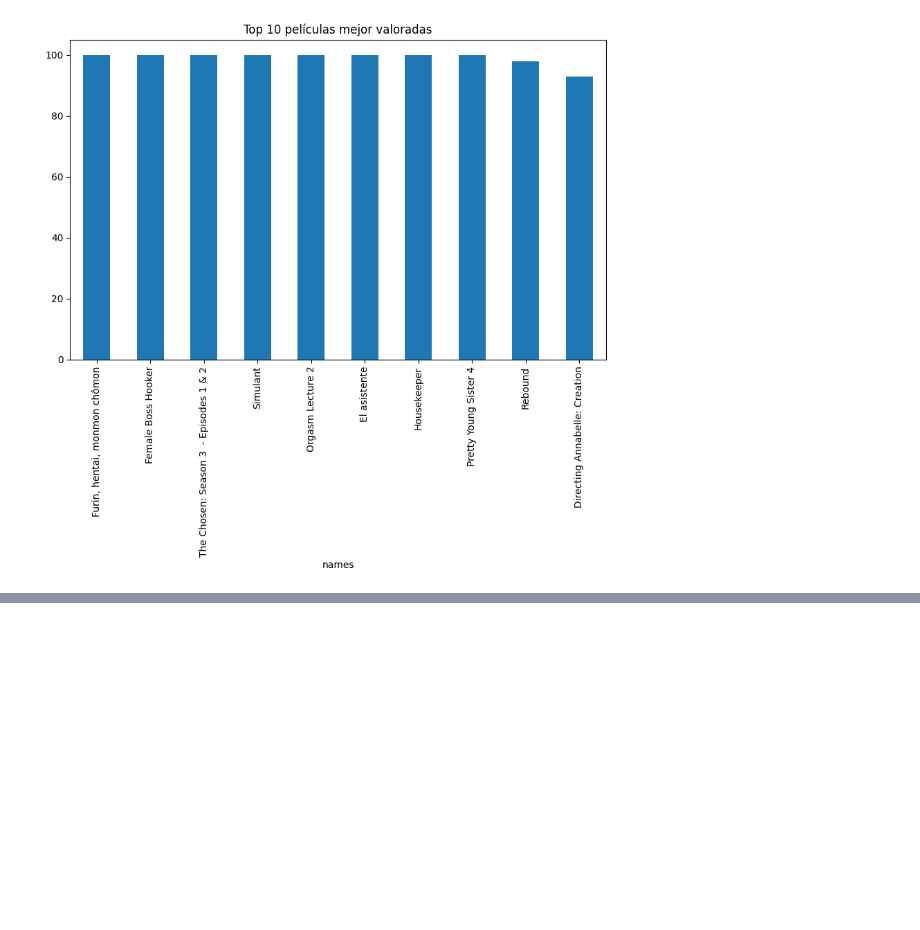
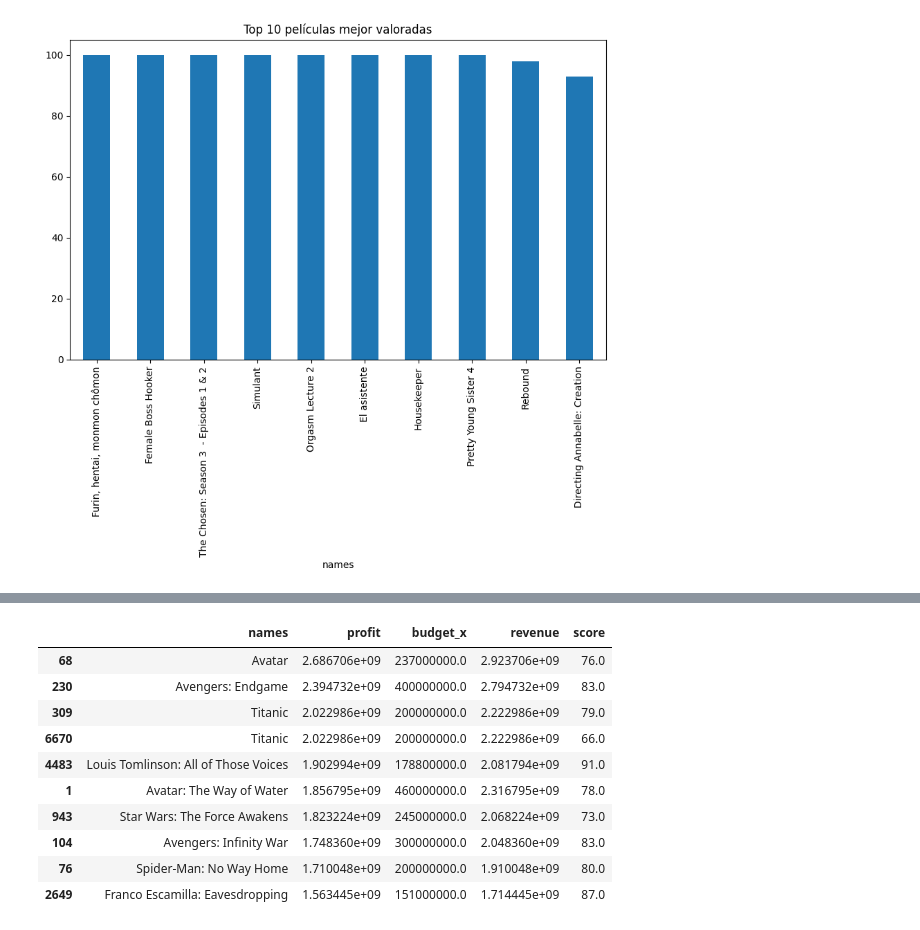
Before and after one commit to RaulEcija/imdb-data-analytics-project, a Jupyter notebook: notebooks/01_exploracion_inicial.ipynb, the cells around one changed output, grey strips where cells are left out. Drawn from its saved outputs; the diff is of its cells as text; code cells hidden in the pictures; blank space fills up the shorter version.

```diff
--- a/notebooks/01_exploracion_inicial.ipynb
+++ b/notebooks/01_exploracion_inicial.ipynb
@@ -497,0 +549,20 @@ top_10_best.plot.bar(
+# %%
+# ahora podemos ver cuales son las peículas más rentables.
+top_10_profit = final_dataset.sort_values(
+    by="profit",
+    ascending=False
+).head(10)
+
+top_10_profit[["names", "profit", "budget_x", "revenue", "score"]]
+# %% [output]
+|  | names | profit | budget_x | revenue | score |
+| 68 | Avatar | 2.686706e+09 | 237000000.0 | 2.923706e+09 | 76.0 |
+| 230 | Avengers: Endgame | 2.394732e+09 | 400000000.0 | 2.794732e+09 | 83.0 |
+| 309 | Titanic | 2.022986e+09 | 200000000.0 | 2.222986e+09 | 79.0 |
+| 6670 | Titanic | 2.022986e+09 | 200000000.0 | 2.222986e+09 | 66.0 |
+| 4483 | Louis Tomlinson: All of Those Voices | 1.902994e+09 | 178800000.0 | 2.081794e+09 | 91.0 |
+| 1 | Avatar: The Way of Water | 1.856795e+09 | 460000000.0 | 2.316795e+09 | 78.0 |
+| 943 | Star Wars: The Force Awakens | 1.823224e+09 | 245000000.0 | 2.068224e+09 | 73.0 |
+| 104 | Avengers: Infinity War | 1.748360e+09 | 300000000.0 | 2.048360e+09 | 83.0 |
+| 76 | Spider-Man: No Way Home | 1.710048e+09 | 200000000.0 | 1.910048e+09 | 80.0 |
+| 2649 | Franco Escamilla: Eavesdropping | 1.563445e+09 | 151000000.0 | 1.714445e+09 | 87.0 |
```
Also changed, not shown: parts of 6 cells of this notebook.
